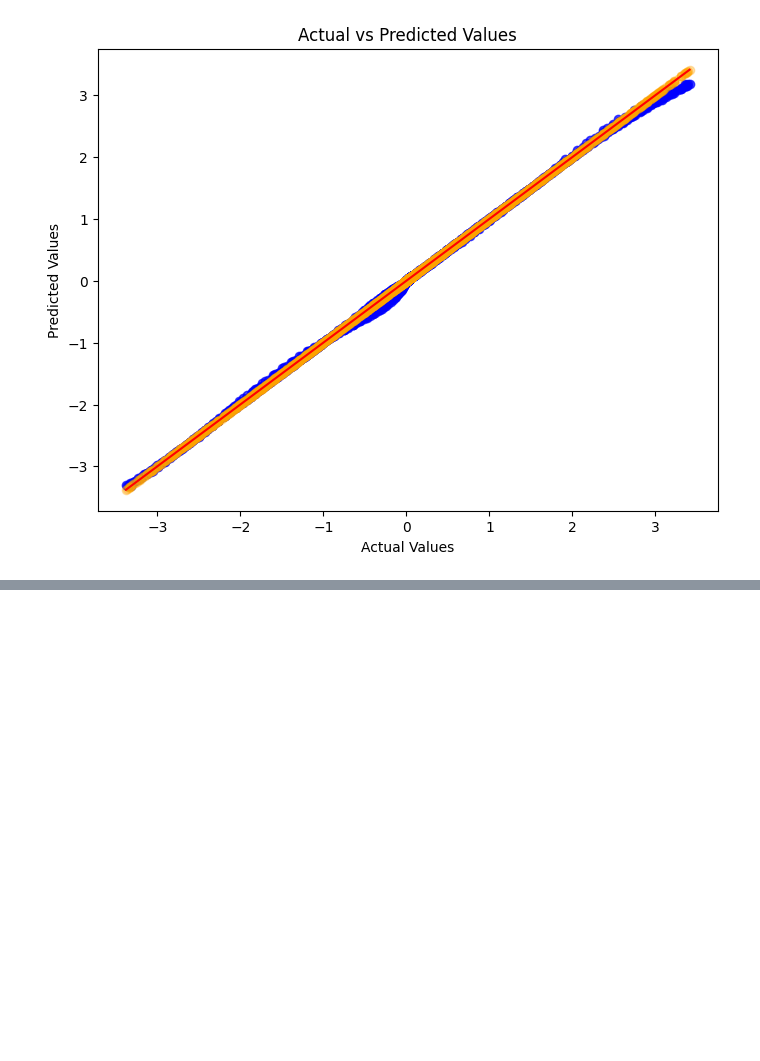
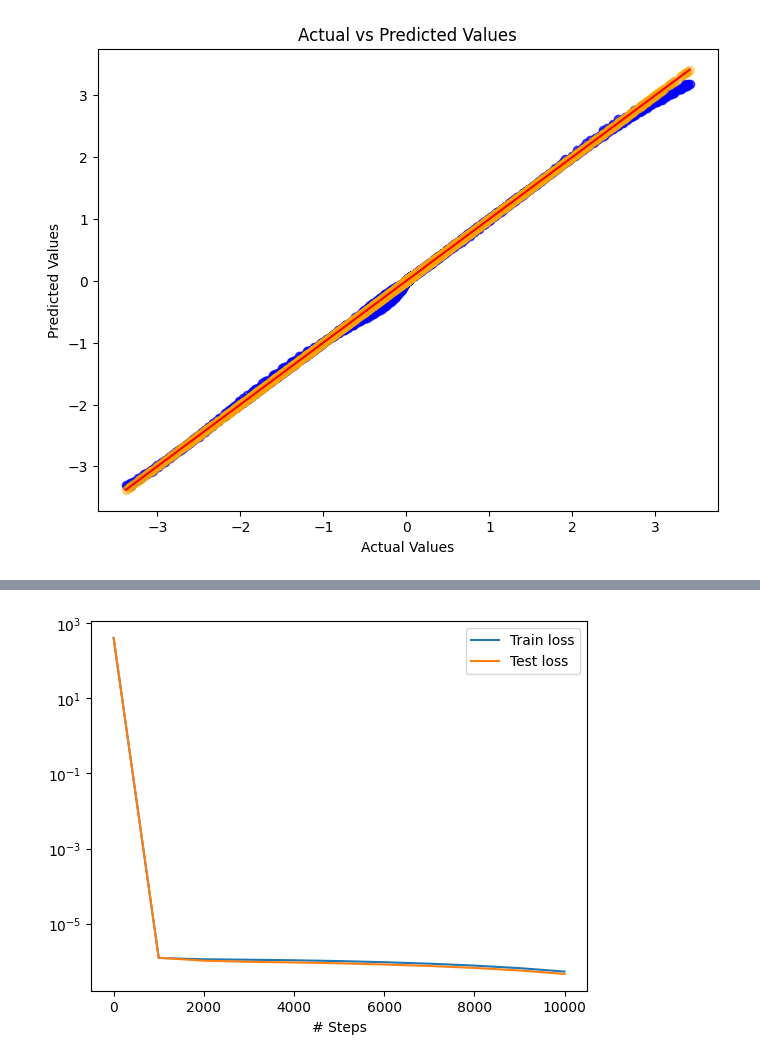
Before and after one commit to Daniel19993099/PINN_testing, a Jupyter notebook: PINN_0.2.4.ipynb, the cells around one changed output, grey strips where cells are left out. Drawn from its saved outputs; the diff is of its cells as text; code cells hidden in the pictures; blank space fills up the shorter version.

```diff
--- a/PINN_0.2.4.ipynb
+++ b/PINN_0.2.4.ipynb
@@ -230,8 +226,48 @@ def pde_C_L(x, C_L):
     eq = dC_L_dt - (1/3.8) * (dC_L_dx2 + dC_L_dy2)
     return eq
 # %%
-import numpy as np
-import deepxde as dde
+R = 0.1 #4e-3
+L= 1 #12e-2
+t_last= 1 #4.2e5
+
+
+# Define the square domain (e.g., 2x2 square with side length L)
+
+square = dde.geometry.Rectangle([-L, -L], [L, L])
+
+# Define the circular hole at the center (radius R)
+  # Radius of the hole
+circle = dde.geometry.Disk([0, 0], R)
+
+# Geometry and time domain
+geom = dde.geometry.csg.CSGDifference(square, circle)
+timedomain = dde.geometry.TimeDomain(0, t_last)
+geomtime = dde.geometry.GeometryXTime(geom, timedomain)
+
+# Define Dirichlet boundary conditions (e.g., C = 0 on the boundaries)
+def boundary_condition(x, on_boundary):
+    return on_boundary
+
+# Create the initial and boundary conditions
+ic = dde.icbc.IC(geomtime, lambda x: 20, lambda _, on_initial: on_initial)
+
+
+data = dde.data.TimePDE(
+    geomtime,
+    pde_C_L,[ic],
+    num_domain=1000,
+    num_boundary=150,
+    num_initial=180,
+    num_test=1000,
+    )
+
+# Network for C_L
+layer_size = [3] + [64] * 5 + [1]
+activation = "tanh"
+initializer = "Glorot uniform"
+net_C_L = dde.nn.FNN(layer_size, activation, initializer)
+
+
 
 class RandomPointConstraintCallback(dde.callbacks.Callback):
     def __init__(self, num_pairs, model_sigma, L, t_last, model):
@@ -256,7 +292,7 @@ class RandomPointConstraintCallback(dde.callbacks.Callback):
             sigma_B = self.model_sigma.predict(np.array([[x_B, y_B]]))
 
             # Compute the constraint
-            VH, R, T = 1.0, 1.0, 1.0  # Modify constants as needed
+            VH, R, T = 2e-6, 8.34, 298  # Modify constants as needed
             exponent = (VH / (R * T)) * (sigma_A - sigma_B)
 
             # Get C values at the random points
@@ -269,11 +305,21 @@ class RandomPointConstraintCallback(dde.callbacks.Callback):
         # Log the constraint loss
         print(f"Constraint loss after epoch: {constraint_loss / self.num_pairs}")
 
-# Create the callback object
-constraint_callback = RandomPointConstraintCallback(
-    num_pairs=10,
+# Define the model with the PDE, initial and boundary conditions
+model= dde.Model(data, net_C_L)
+
+# Compile the model with the custom loss function
+model.compile("adam", lr=1e-3)
+
+# Add the callback when training the model
+losshistory, train_state = model.train(epochs=10000, callbacks=[RandomPointConstraintCallback(
+    num_pairs=5,
     model_sigma=model_sigma,
     L=L,
     t_last=t_last,
     model=model
-)
+)])
+
+# Optionally plot and save results
+dde.saveplot(losshistory, train_state, issave=True, isplot=True)
+# %% [output]
@@ -279,0 +348 @@ constraint_callback = RandomPointConstraintCallback(
+[figure, added]
```
Also changed, not shown: parts of 11 cells of this notebook, 5 other files.
